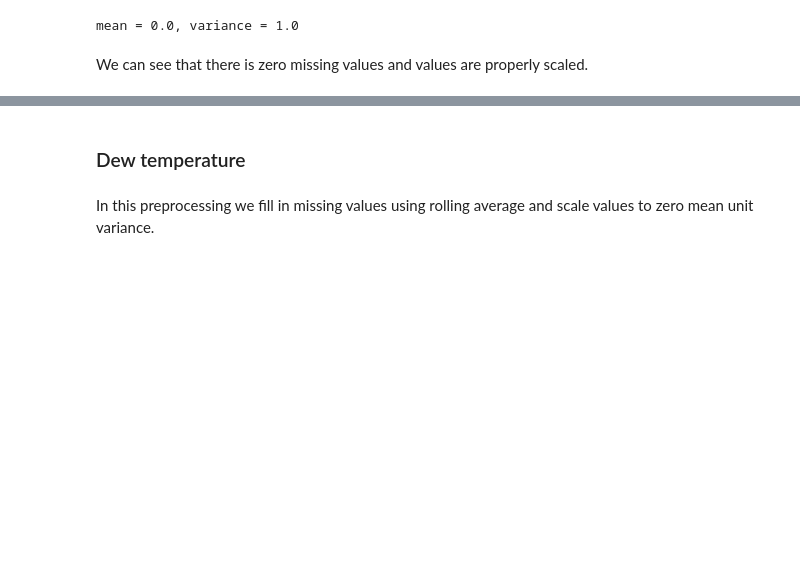
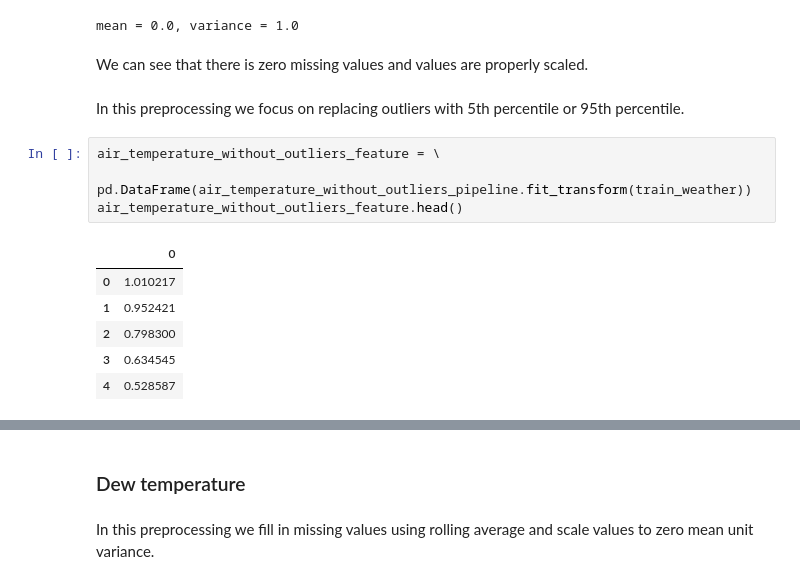
Before and after one commit to dmitana/fiit_knowledge_discovery_project, a Jupyter notebook: notebooks/preprocessing.ipynb, the cells around one changed output, grey strips where cells are left out. Drawn from its saved outputs; the diff is of its cells as text; blank space fills up the shorter version.

```diff
--- a/notebooks/preprocessing.ipynb
+++ b/notebooks/preprocessing.ipynb
@@ -121,3 +124,16 @@ check_mean_and_variance(air_temperature_feature[0])
 mean = 0.0, variance = 1.0
 # %% [markdown]
 We can see that there is zero missing values and values are properly scaled.
+# %% [markdown]
+In this preprocessing we focus on replacing outliers with 5th percentile or 95th percentile.
+# %%
+air_temperature_without_outliers_feature = \
+    pd.DataFrame(air_temperature_without_outliers_pipeline.fit_transform(train_weather))
+air_temperature_without_outliers_feature.head()
+# %% [output]
+|  | 0 |
+| 0 | 1.010217 |
+| 1 | 0.952421 |
+| 2 | 0.798300 |
+| 3 | 0.634545 |
+| 4 | 0.528587 |
```
Also changed, not shown: parts of 15 cells of this notebook.
